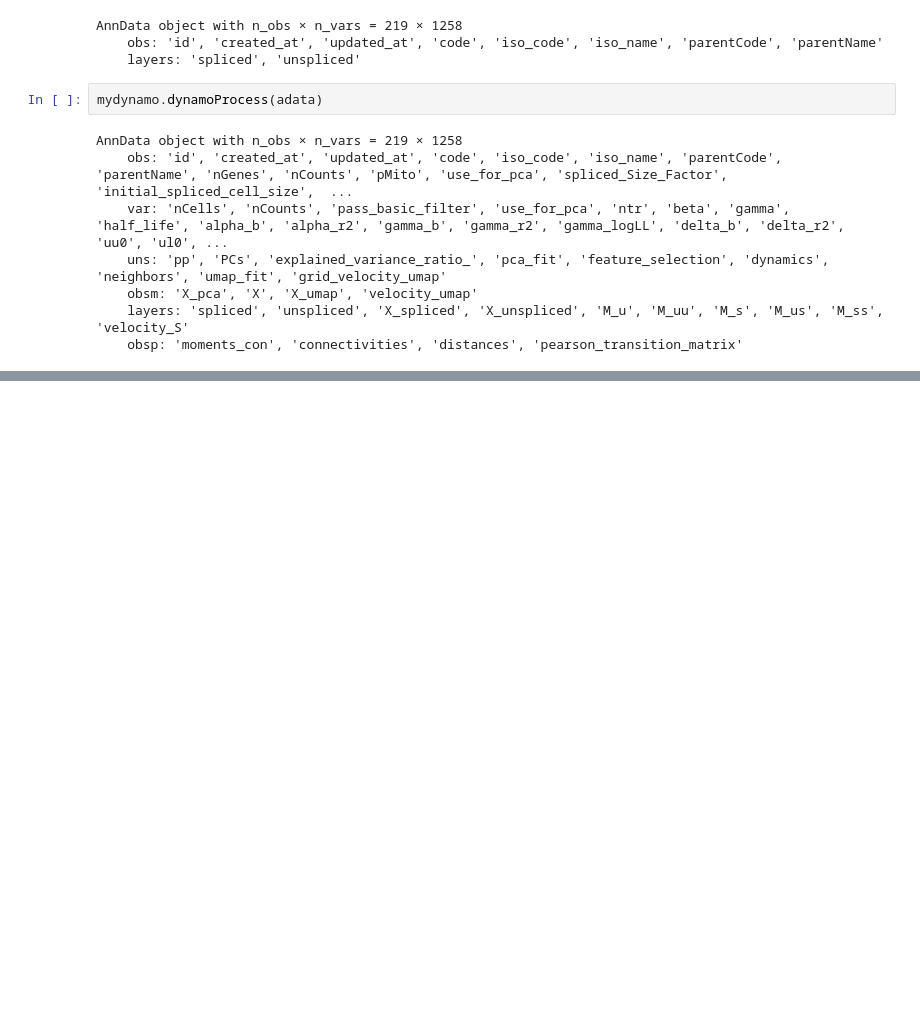
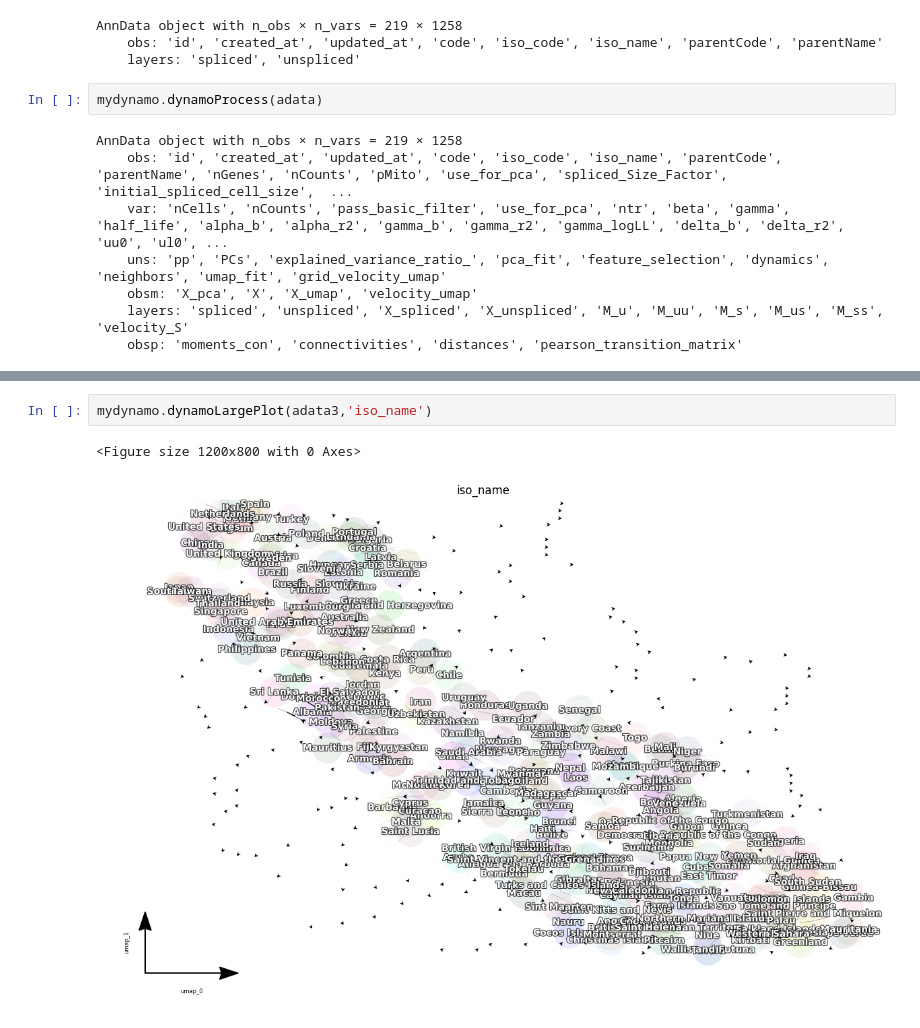
Before and after one commit to arc6828/ExportAnalysis, a Jupyter notebook: MyVectorField.ipynb, the cells around one changed output, grey strips where cells are left out. Drawn from its saved outputs; the diff is of its cells as text; blank space fills up the shorter version.

```diff
--- a/MyVectorField.ipynb
+++ b/MyVectorField.ipynb
@@ -53,0 +79,5 @@ mydynamo.dynamoPlot(adata)
+# %%
+mydynamo.dynamoLargePlot(adata3,'iso_name')
+# %% [output]
+<Figure size 1200x800 with 0 Axes>
+[figure, added]
```
Also changed, not shown: parts of 8 cells of this notebook, 7 other files.
